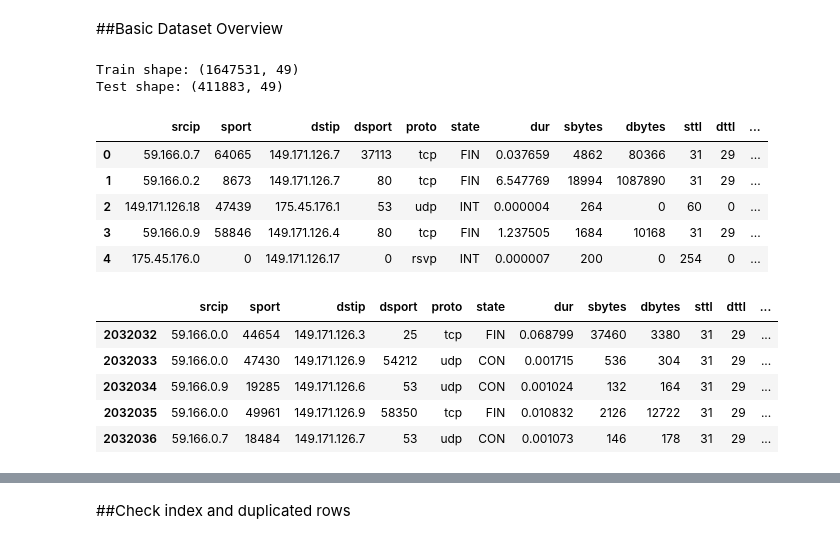
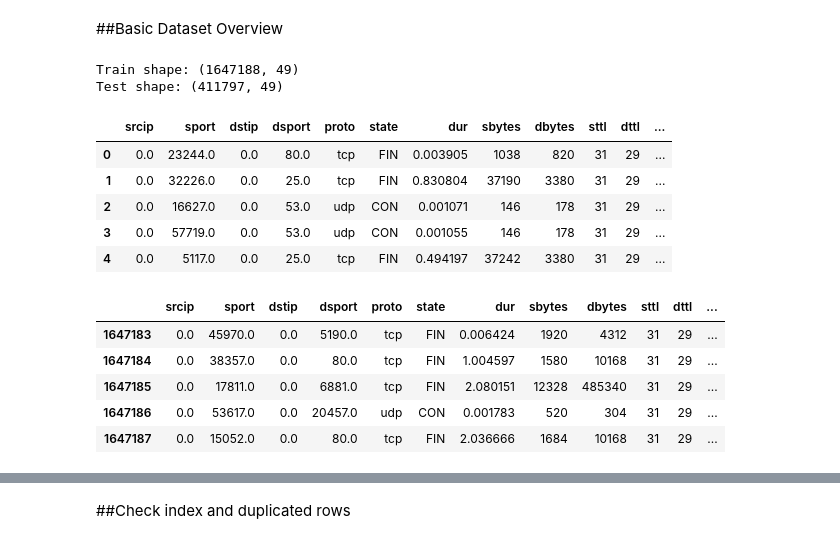
Before and after one commit to ArielYuki123/data-science-cyber-unsw-nb15-ids, a Jupyter notebook: notebooks/unsw_nb15_ids_project.ipynb, the cells around one changed output, grey strips where cells are left out. Cells and saved outputs as stored; diff of their text form; code cells hidden in the pictures.

```diff
--- a/notebooks/unsw_nb15_ids_project.ipynb
+++ b/notebooks/unsw_nb15_ids_project.ipynb
@@ -336,0 +354,19 @@ test_df: (508010, 49)
+# %%
+from sklearn.model_selection import train_test_split
+
+# To check leakage from a random split, split row hashes instead of creating
+# full train_df/test_df copies. This saves a lot of RAM.
+target_col = "label"
+all_data[target_col] = all_data[target_col].astype("int8")
+
+all_row_hashes = hash_pandas_object(all_data, index=False).astype("uint64")
+
+train_hashes, test_hashes = train_test_split(
+    all_row_hashes,
+    test_size=0.2,
+    stratify=all_data[target_col],
+    random_state=42
+)
+
+print("Number of row hashes in random train split:", len(train_hashes))
+print("Number of row hashes in random test split:", len(test_hashes))
@@ -356,8 +397,9 @@ After concatenating the four raw UNSW-NB15 CSV files and performing a random tra
 # %% [markdown]
 ## Deduplicated Dataset Experiment
 # %%
-# Remove exact duplicate rows before splitting
-dedup_data = all_data.drop_duplicates().reset_index(drop=True)
+# Remove exact duplicate rows before splitting.
+# ignore_index=True avoids an extra reset_index copy.
+dedup_data = all_data.drop_duplicates(ignore_index=True)
 
 print("Original dataset shape:", all_data.shape)
 print("Deduplicated dataset shape:", dedup_data.shape)
@@ -371,9 +413,10 @@ Removed percentage: 18.92220891975621
 # %%
 from sklearn.model_selection import train_test_split
+import gc
 
 target_col = "label"
 
-dedup_data[target_col] = dedup_data[target_col].astype(int)
+dedup_data[target_col] = dedup_data[target_col].astype("int8")
 
 train_df_dedup, test_df_dedup = train_test_split(
     dedup_data,
@@ -393,4 +436,9 @@ print(train_df_dedup[target_col].value_counts(normalize=True))
 
 print("\nDeduplicated test label distribution:")
 print(test_df_dedup[target_col].value_counts(normalize=True))
+
+# The model uses only the deduplicated split from this point onward.
+# Free the full concatenated dataframe and deduplicated pre-split dataframe.
+del all_data, dedup_data
+gc.collect()
 # %% [output]
@@ -436,24 +495,24 @@ pd.set_option("display.max_rows", 100)
 # %%
 print("Train shape:", train_df_dedup.shape)
 print("Test shape:", test_df_dedup.shape)
 
-display(train_df.head())
-display(train_df.tail())
+display(train_df_dedup.head())
+display(train_df_dedup.tail())
 # %% [output]
-Train shape: (1647531, 49)
-Test shape: (411883, 49)
+Train shape: (1647188, 49)
+Test shape: (411797, 49)
 |  | srcip | sport | dstip | dsport | proto | state | dur | sbytes | dbytes | sttl | dttl | ... |
-| 0 | 59.166.0.7 | 64065 | 149.171.126.7 | 37113 | tcp | FIN | 0.037659 | 4862 | 80366 | 31 | 29 | ... |
-| 1 | 59.166.0.2 | 8673 | 149.171.126.7 | 80 | tcp | FIN | 6.547769 | 18994 | 1087890 | 31 | 29 | ... |
-| 2 | 149.171.126.18 | 47439 | 175.45.176.1 | 53 | udp | INT | 0.000004 | 264 | 0 | 60 | 0 | ... |
-| 3 | 59.166.0.9 | 58846 | 149.171.126.4 | 80 | tcp | FIN | 1.237505 | 1684 | 10168 | 31 | 29 | ... |
-| 4 | 175.45.176.0 | 0 | 149.171.126.17 | 0 | rsvp | INT | 0.000007 | 200 | 0 | 254 | 0 | ... |
+| 0 | 0.0 | 23244.0 | 0.0 | 80.0 | tcp | FIN | 0.003905 | 1038 | 820 | 31 | 29 | ... |
+| 1 | 0.0 | 32226.0 | 0.0 | 25.0 | tcp | FIN | 0.830804 | 37190 | 3380 | 31 | 29 | ... |
+| 2 | 0.0 | 16627.0 | 0.0 | 53.0 | udp | CON | 0.001071 | 146 | 178 | 31 | 29 | ... |
+| 3 | 0.0 | 57719.0 | 0.0 | 53.0 | udp | CON | 0.001055 | 146 | 178 | 31 | 29 | ... |
+| 4 | 0.0 | 5117.0 | 0.0 | 25.0 | tcp | FIN | 0.494197 | 37242 | 3380 | 31 | 29 | ... |
 |  | srcip | sport | dstip | dsport | proto | state | dur | sbytes | dbytes | sttl | dttl | ... |
-| 2032032 | 59.166.0.0 | 44654 | 149.171.126.3 | 25 | tcp | FIN | 0.068799 | 37460 | 3380 | 31 | 29 | ... |
-| 2032033 | 59.166.0.0 | 47430 | 149.171.126.9 | 54212 | udp | CON | 0.001715 | 536 | 304 | 31 | 29 | ... |
-| 2032034 | 59.166.0.9 | 19285 | 149.171.126.6 | 53 | udp | CON | 0.001024 | 132 | 164 | 31 | 29 | ... |
-| 2032035 | 59.166.0.0 | 49961 | 149.171.126.9 | 58350 | tcp | FIN | 0.010832 | 2126 | 12722 | 31 | 29 | ... |
-| 2032036 | 59.166.0.7 | 18484 | 149.171.126.7 | 53 | udp | CON | 0.001073 | 146 | 178 | 31 | 29 | ... |
+| 1647183 | 0.0 | 45970.0 | 0.0 | 5190.0 | tcp | FIN | 0.006424 | 1920 | 4312 | 31 | 29 | ... |
+| 1647184 | 0.0 | 38357.0 | 0.0 | 80.0 | tcp | FIN | 1.004597 | 1580 | 10168 | 31 | 29 | ... |
+| 1647185 | 0.0 | 17811.0 | 0.0 | 6881.0 | tcp | FIN | 2.080151 | 12328 | 485340 | 31 | 29 | ... |
+| 1647186 | 0.0 | 53617.0 | 0.0 | 20457.0 | udp | CON | 0.001783 | 520 | 304 | 31 | 29 | ... |
+| 1647187 | 0.0 | 15052.0 | 0.0 | 80.0 | tcp | FIN | 2.036666 | 1684 | 10168 | 31 | 29 | ... |
 # %%
 print("Columns:")
 print(train_df_dedup.columns.tolist())
```
Also changed, not shown: parts of 71 cells of this notebook, 3 other files.
